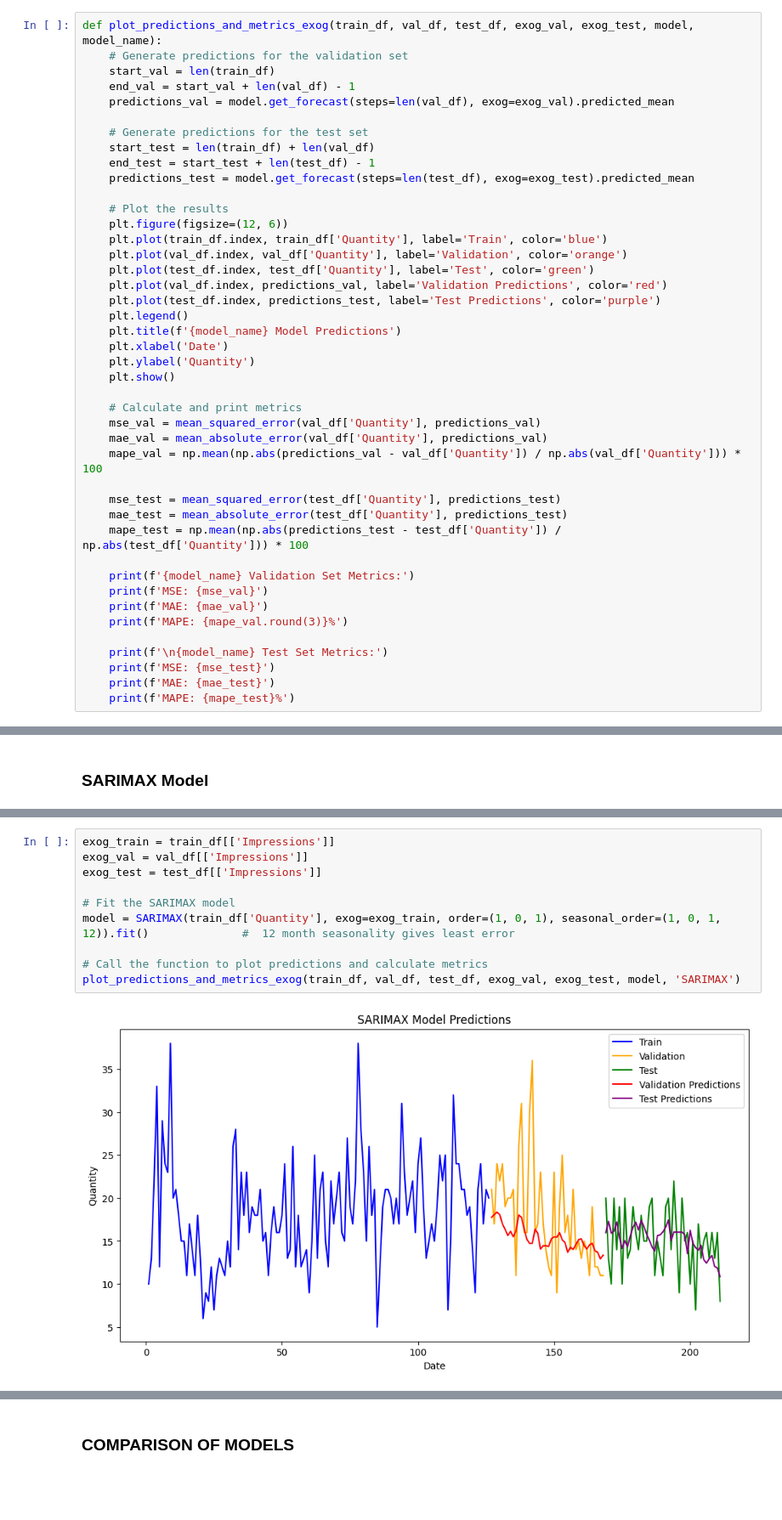
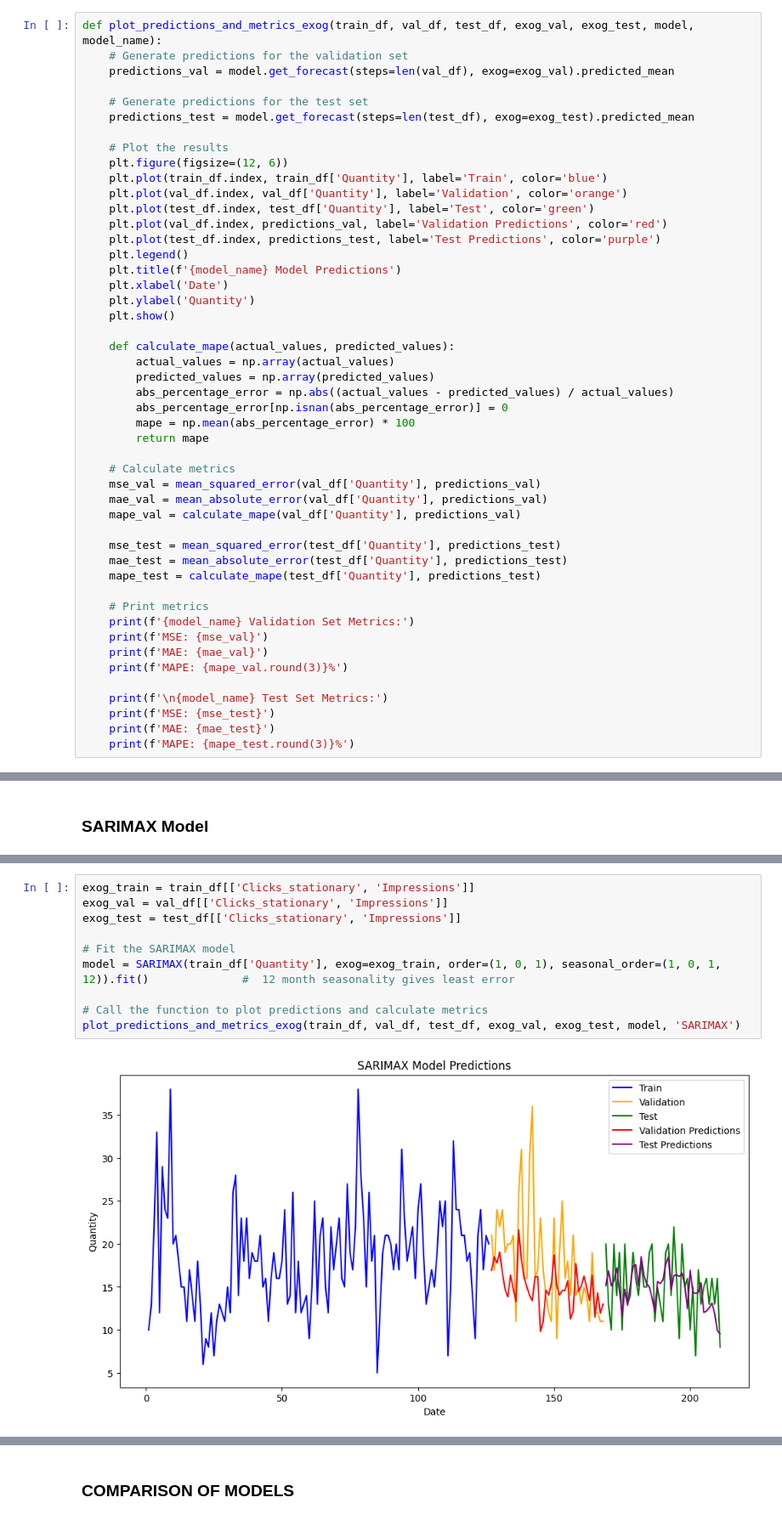
Before and after one commit to thejatingupta7/Demand_Forecasting_for_E_commerce, a Jupyter notebook: notebook_week1.ipynb, the cells around one changed output, grey strips where cells are left out. Shown at 85% size. Drawn from its saved outputs; the diff is of its cells as text; blank space fills up the shorter version.

```diff
--- a/notebook_week1.ipynb
+++ b/notebook_week1.ipynb
@@ -719,13 +721,9 @@ def plot_predictions_and_metrics(train_df, val_df, test_df, model, model_name='M
 # %%
 def plot_predictions_and_metrics_exog(train_df, val_df, test_df, exog_val, exog_test, model, model_name):
     # Generate predictions for the validation set
-    start_val = len(train_df)
-    end_val = start_val + len(val_df) - 1
     predictions_val = model.get_forecast(steps=len(val_df), exog=exog_val).predicted_mean
 
     # Generate predictions for the test set
-    start_test = len(train_df) + len(val_df)
-    end_test = start_test + len(test_df) - 1
     predictions_test = model.get_forecast(steps=len(test_df), exog=exog_test).predicted_mean
 
     # Plot the results
@@ -741,15 +739,24 @@ def plot_predictions_and_metrics_exog(train_df, val_df, test_df, exog_val, exog_
     plt.ylabel('Quantity')
     plt.show()
 
-    # Calculate and print metrics
+    def calculate_mape(actual_values, predicted_values):
+        actual_values = np.array(actual_values)
+        predicted_values = np.array(predicted_values)
+        abs_percentage_error = np.abs((actual_values - predicted_values) / actual_values)
+        abs_percentage_error[np.isnan(abs_percentage_error)] = 0
+        mape = np.mean(abs_percentage_error) * 100
+        return mape
+
+    # Calculate metrics
     mse_val = mean_squared_error(val_df['Quantity'], predictions_val)
     mae_val = mean_absolute_error(val_df['Quantity'], predictions_val)
-    mape_val = np.mean(np.abs(predictions_val - val_df['Quantity']) / np.abs(val_df['Quantity'])) * 100
+    mape_val = calculate_mape(val_df['Quantity'], predictions_val)
 
     mse_test = mean_squared_error(test_df['Quantity'], predictions_test)
     mae_test = mean_absolute_error(test_df['Quantity'], predictions_test)
-    mape_test = np.mean(np.abs(predictions_test - test_df['Quantity']) / np.abs(test_df['Quantity'])) * 100
+    mape_test = calculate_mape(test_df['Quantity'], predictions_test)
 
+    # Print metrics
     print(f'{model_name} Validation Set Metrics:')
     print(f'MSE: {mse_val}')
     print(f'MAE: {mae_val}')
@@ -758,7 +765,7 @@ def plot_predictions_and_metrics_exog(train_df, val_df, test_df, exog_val, exog_
     print(f'\n{model_name} Test Set Metrics:')
     print(f'MSE: {mse_test}')
     print(f'MAE: {mae_test}')
-    print(f'MAPE: {mape_test}%')
+    print(f'MAPE: {mape_test.round(3)}%')
 # %% [markdown]
 ### AR Model
 # %%
@@ -910,13 +917,13 @@ MAPE: nan%
 # %%
-exog_train = train_df[['Impressions']]
-exog_val = val_df[['Impressions']]
-exog_test = test_df[['Impressions']]
+exog_train = train_df[['Clicks_stationary', 'Impressions']]
+exog_val = val_df[['Clicks_stationary', 'Impressions']]
+exog_test = test_df[['Clicks_stationary', 'Impressions']]
 
 # Fit the SARIMAX model
 model = SARIMAX(train_df['Quantity'], exog=exog_train, order=(1, 0, 1), seasonal_order=(1, 0, 1, 12)).fit()              #  12 month seasonality gives least error
 
 # Call the function to plot predictions and calculate metrics
 plot_predictions_and_metrics_exog(train_df, val_df, test_df, exog_val, exog_test, model, 'SARIMAX')
 # %% [output]
-[figure, old version]
+[figure, new version]
 SARIMAX Validation Set Metrics:
```
Also changed, not shown: parts of 12 cells of this notebook.
